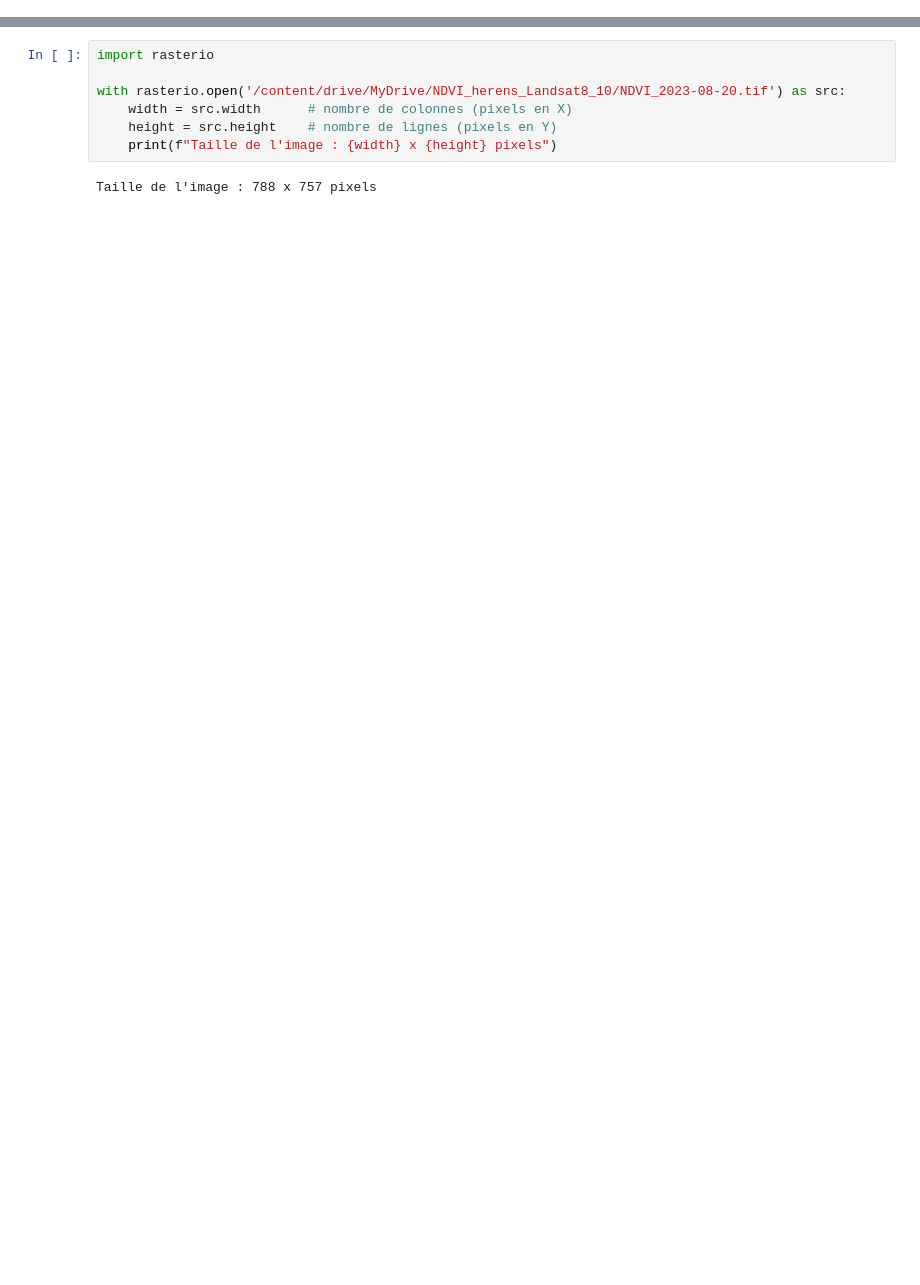
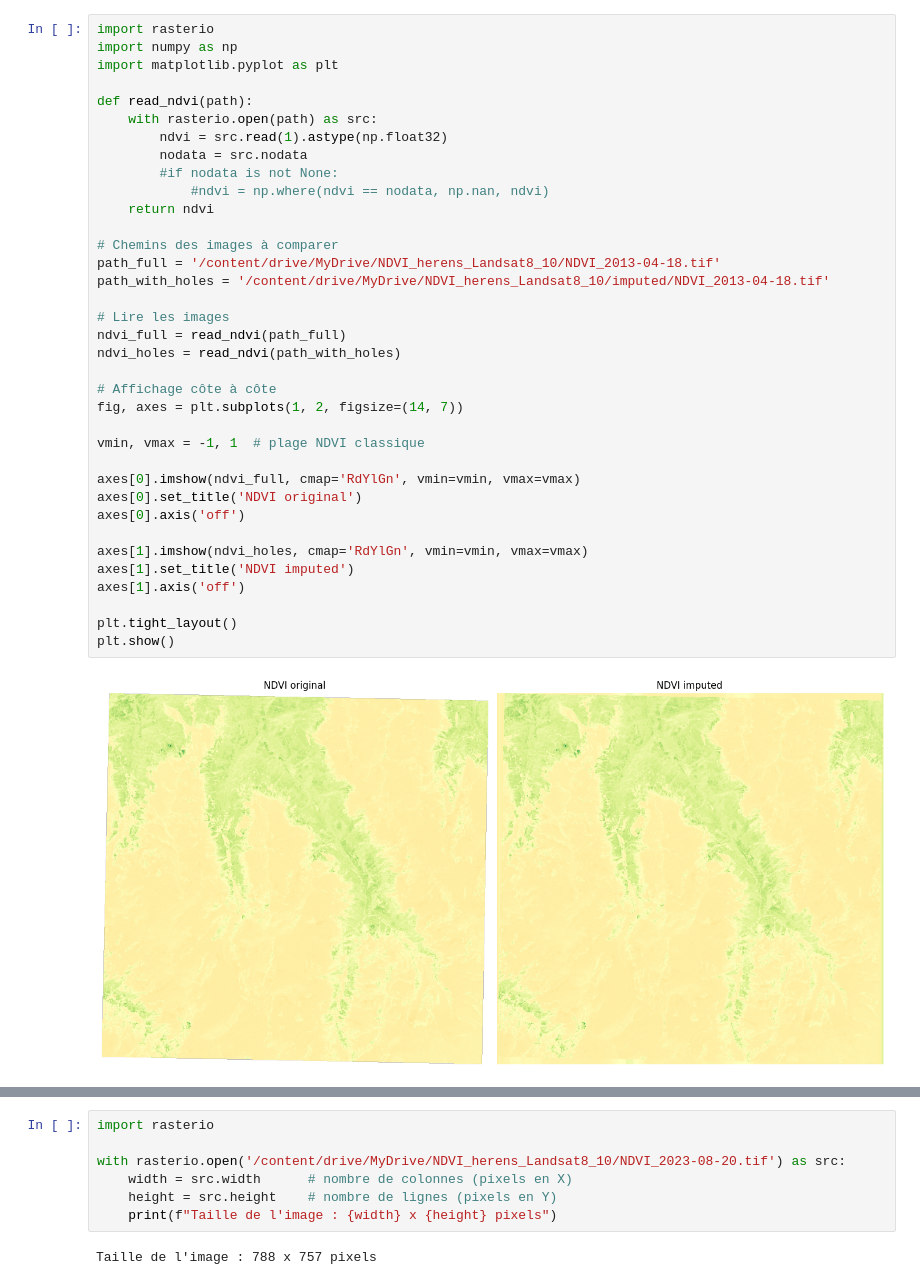
Before and after one commit to larasauser/master, a Jupyter notebook: imgprep.ipynb, the cells around one changed output, grey strips where cells are left out. Cells and saved outputs as stored; diff of their text form; blank space fills up the shorter version.

```diff
--- a/imgprep.ipynb
+++ b/imgprep.ipynb
@@ -9,3 +94,41 @@ Mounted at /content/drive
+# %%
+import rasterio
+import numpy as np
+import matplotlib.pyplot as plt
+
+def read_ndvi(path):
+    with rasterio.open(path) as src:
+        ndvi = src.read(1).astype(np.float32)
+        nodata = src.nodata
+        #if nodata is not None:
+            #ndvi = np.where(ndvi == nodata, np.nan, ndvi)
+    return ndvi
+
+# Chemins des images à comparer
+path_full = '/content/drive/MyDrive/NDVI_herens_Landsat8_10/NDVI_2013-04-18.tif'
+path_with_holes = '/content/drive/MyDrive/NDVI_herens_Landsat8_10/imputed/NDVI_2013-04-18.tif'
+
+# Lire les images
+ndvi_full = read_ndvi(path_full)
+ndvi_holes = read_ndvi(path_with_holes)
+
+# Affichage côte à côte
+fig, axes = plt.subplots(1, 2, figsize=(14, 7))
+
+vmin, vmax = -1, 1  # plage NDVI classique
+
+axes[0].imshow(ndvi_full, cmap='RdYlGn', vmin=vmin, vmax=vmax)
+axes[0].set_title('NDVI original')
+axes[0].axis('off')
+
+axes[1].imshow(ndvi_holes, cmap='RdYlGn', vmin=vmin, vmax=vmax)
+axes[1].set_title('NDVI imputed')
+axes[1].axis('off')
+
+plt.tight_layout()
+plt.show()
+# %% [output]
+[figure, added]
 # %%
 import os
 import rasterio
```
Also changed, not shown: parts of 8 cells of this notebook.
